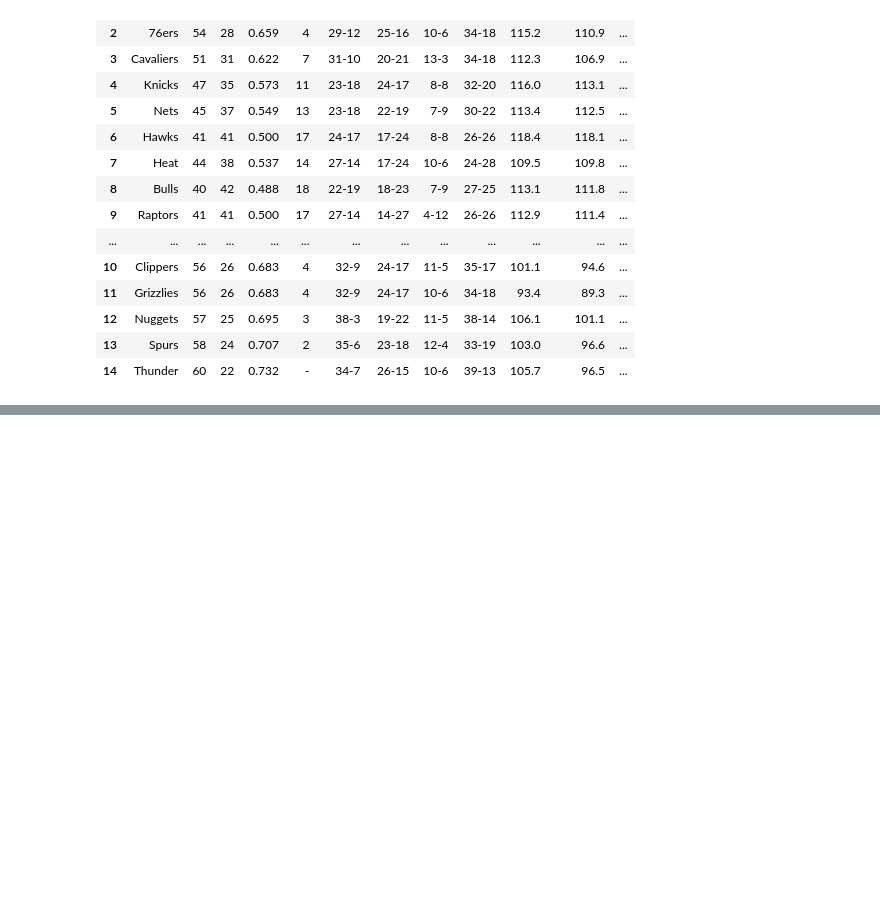
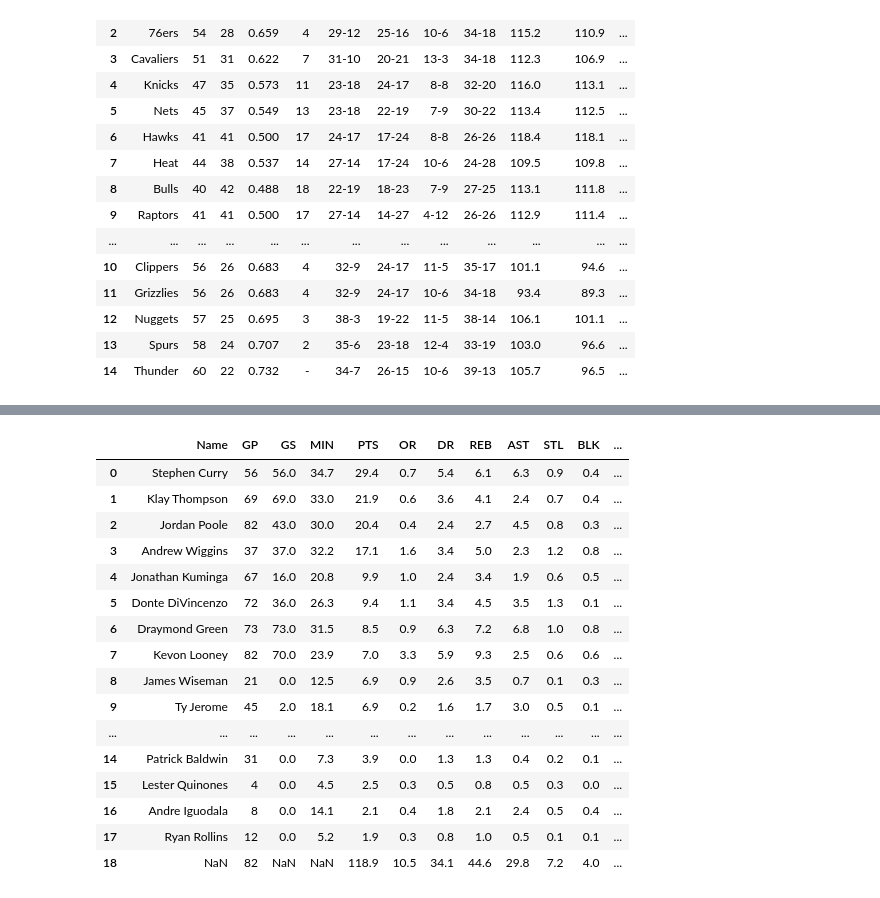
Before and after one commit to mattmori21/NBA_Tableau, a Jupyter notebook: NBA_Tableau.ipynb, the cells around one changed output, grey strips where cells are left out. Drawn from its saved outputs; the diff is of its cells as text; code cells hidden in the pictures; blank space fills up the shorter version.

```diff
--- a/NBA_Tableau.ipynb
+++ b/NBA_Tableau.ipynb
@@ -501,0 +630,21 @@ final_df
+# %%
+Warriors = gen_dataframe("https://www.espn.com/nba/team/stats/_/name/gs/golden-state-warriors")
+Warriors
+# %% [output]
+|  | Name | GP | GS | MIN | PTS | OR | DR | REB | AST | STL | BLK | ... |
+| 0 | Stephen Curry | 56 | 56.0 | 34.7 | 29.4 | 0.7 | 5.4 | 6.1 | 6.3 | 0.9 | 0.4 | ... |
+| 1 | Klay Thompson | 69 | 69.0 | 33.0 | 21.9 | 0.6 | 3.6 | 4.1 | 2.4 | 0.7 | 0.4 | ... |
+| 2 | Jordan Poole | 82 | 43.0 | 30.0 | 20.4 | 0.4 | 2.4 | 2.7 | 4.5 | 0.8 | 0.3 | ... |
+| 3 | Andrew Wiggins | 37 | 37.0 | 32.2 | 17.1 | 1.6 | 3.4 | 5.0 | 2.3 | 1.2 | 0.8 | ... |
+| 4 | Jonathan Kuminga | 67 | 16.0 | 20.8 | 9.9 | 1.0 | 2.4 | 3.4 | 1.9 | 0.6 | 0.5 | ... |
+| 5 | Donte DiVincenzo | 72 | 36.0 | 26.3 | 9.4 | 1.1 | 3.4 | 4.5 | 3.5 | 1.3 | 0.1 | ... |
+| 6 | Draymond Green | 73 | 73.0 | 31.5 | 8.5 | 0.9 | 6.3 | 7.2 | 6.8 | 1.0 | 0.8 | ... |
+| 7 | Kevon Looney | 82 | 70.0 | 23.9 | 7.0 | 3.3 | 5.9 | 9.3 | 2.5 | 0.6 | 0.6 | ... |
+| 8 | James Wiseman | 21 | 0.0 | 12.5 | 6.9 | 0.9 | 2.6 | 3.5 | 0.7 | 0.1 | 0.3 | ... |
+| 9 | Ty Jerome | 45 | 2.0 | 18.1 | 6.9 | 0.2 | 1.6 | 1.7 | 3.0 | 0.5 | 0.1 | ... |
+| ... | ... | ... | ... | ... | ... | ... | ... | ... | ... | ... | ... | ... |
+| 14 | Patrick Baldwin | 31 | 0.0 | 7.3 | 3.9 | 0.0 | 1.3 | 1.3 | 0.4 | 0.2 | 0.1 | ... |
+| 15 | Lester Quinones | 4 | 0.0 | 4.5 | 2.5 | 0.3 | 0.5 | 0.8 | 0.5 | 0.3 | 0.0 | ... |
+| 16 | Andre Iguodala | 8 | 0.0 | 14.1 | 2.1 | 0.4 | 1.8 | 2.1 | 2.4 | 0.5 | 0.4 | ... |
+| 17 | Ryan Rollins | 12 | 0.0 | 5.2 | 1.9 | 0.3 | 0.8 | 1.0 | 0.5 | 0.1 | 0.1 | ... |
+| 18 | NaN | 82 | NaN | NaN | 118.9 | 10.5 | 34.1 | 44.6 | 29.8 | 7.2 | 4.0 | ... |
```
Also changed, not shown: parts of 12 cells of this notebook.
